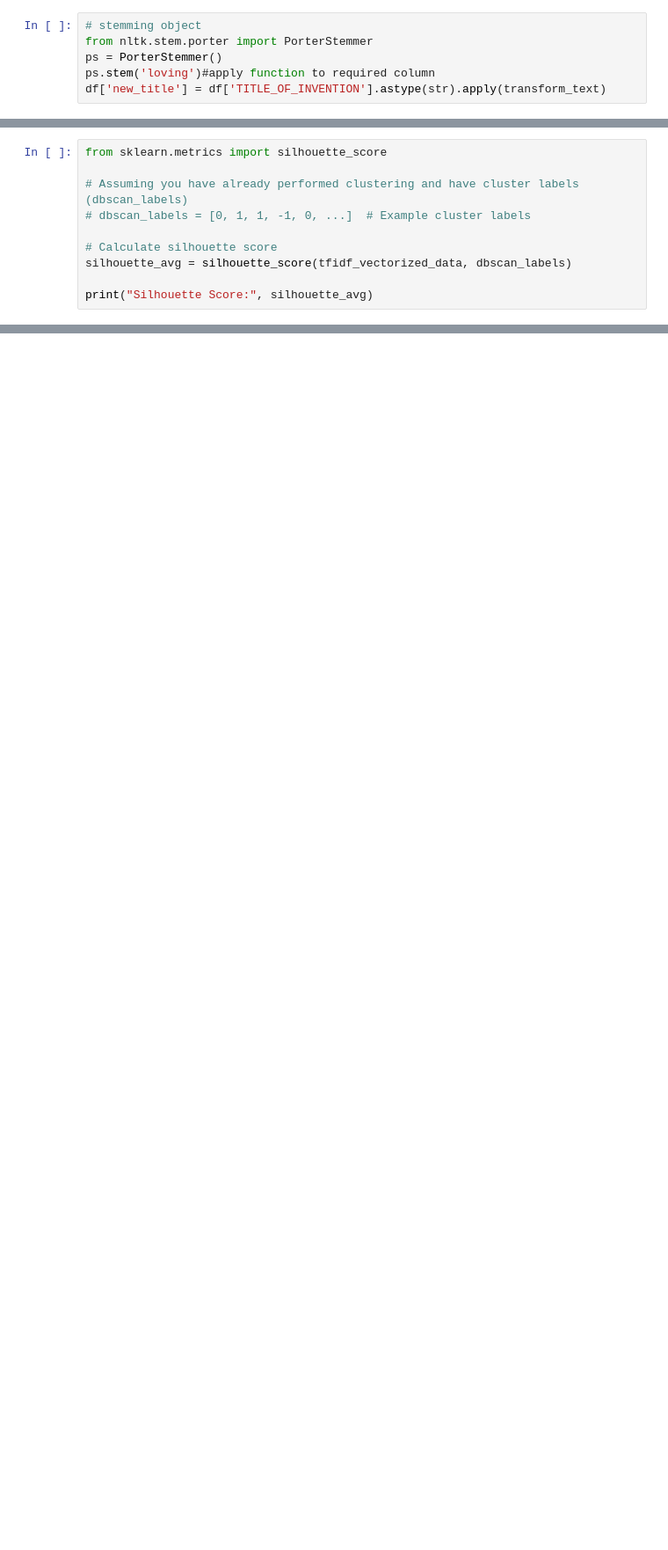
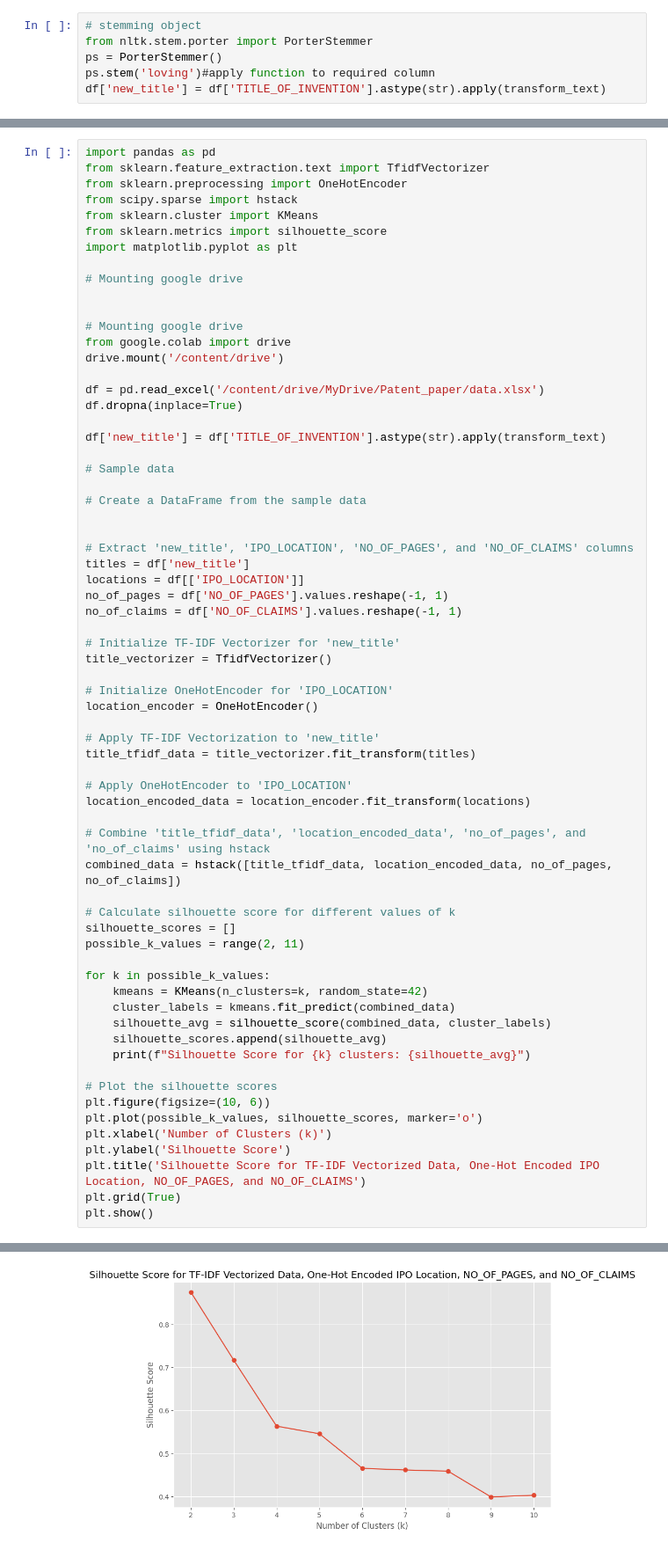
Before and after one commit to pankaj-beldar/patent-data-NLP-classification, a Jupyter notebook: countvector_tfidf.ipynb, the cells around one changed output, grey strips where cells are left out. Shown at 88% size. Cells and saved outputs as stored; diff of their text form; blank space fills up the shorter version.

```diff
--- a/countvector_tfidf.ipynb
+++ b/countvector_tfidf.ipynb
@@ -317,10 +297,0 @@ Cluster Labels:  [-1  0 -1 ... -1 -1 -1]
-# %%
-from sklearn.metrics import silhouette_score
-
-# Assuming you have already performed clustering and have cluster labels (dbscan_labels)
-# dbscan_labels = [0, 1, 1, -1, 0, ...]  # Example cluster labels
-
-# Calculate silhouette score
-silhouette_avg = silhouette_score(tfidf_vectorized_data, dbscan_labels)
-
-print("Silhouette Score:", silhouette_avg)
@@ -328,0 +298,67 @@ Silhouette Score: -0.25254348485630307
+# %%
+import pandas as pd
+from sklearn.feature_extraction.text import TfidfVectorizer
+from sklearn.preprocessing import OneHotEncoder
+from scipy.sparse import hstack
+from sklearn.cluster import KMeans
+from sklearn.metrics import silhouette_score
+import matplotlib.pyplot as plt
+
+# Mounting google drive
+
+
+# Mounting google drive
+from google.colab import drive
+drive.mount('/content/drive')
+
+df = pd.read_excel('/content/drive/MyDrive/Patent_paper/data.xlsx')
+df.dropna(inplace=True)
+
+df['new_title'] = df['TITLE_OF_INVENTION'].astype(str).apply(transform_text)
+
+# Sample data
+
+# Create a DataFrame from the sample data
+
+
+# Extract 'new_title', 'IPO_LOCATION', 'NO_OF_PAGES', and 'NO_OF_CLAIMS' columns
+titles = df['new_title']
+locations = df[['IPO_LOCATION']]
+no_of_pages = df['NO_OF_PAGES'].values.reshape(-1, 1)
+no_of_claims = df['NO_OF_CLAIMS'].values.reshape(-1, 1)
+
+# Initialize TF-IDF Vectorizer for 'new_title'
+title_vectorizer = TfidfVectorizer()
+
+# Initialize OneHotEncoder for 'IPO_LOCATION'
+location_encoder = OneHotEncoder()
+
+# Apply TF-IDF Vectorization to 'new_title'
+title_tfidf_data = title_vectorizer.fit_transform(titles)
+
+# Apply OneHotEncoder to 'IPO_LOCATION'
+location_encoded_data = location_encoder.fit_transform(locations)
+
+# Combine 'title_tfidf_data', 'location_encoded_data', 'no_of_pages', and 'no_of_claims' using hstack
+combined_data = hstack([title_tfidf_data, location_encoded_data, no_of_pages, no_of_claims])
+
+# Calculate silhouette score for different values of k
+silhouette_scores = []
+possible_k_values = range(2, 11)
+
+for k in possible_k_values:
+    kmeans = KMeans(n_clusters=k, random_state=42)
+    cluster_labels = kmeans.fit_predict(combined_data)
+    silhouette_avg = silhouette_score(combined_data, cluster_labels)
+    silhouette_scores.append(silhouette_avg)
+    print(f"Silhouette Score for {k} clusters: {silhouette_avg}")
+
+# Plot the silhouette scores
+plt.figure(figsize=(10, 6))
+plt.plot(possible_k_values, silhouette_scores, marker='o')
+plt.xlabel('Number of Clusters (k)')
+plt.ylabel('Silhouette Score')
+plt.title('Silhouette Score for TF-IDF Vectorized Data, One-Hot Encoded IPO Location, NO_OF_PAGES, and NO_OF_CLAIMS')
+plt.grid(True)
+plt.show()
+# %% [output]
@@ -328,0 +375 @@ Silhouette Score: -0.25254348485630307
+[figure, added]
```
Also changed, not shown: parts of 14 cells of this notebook.
